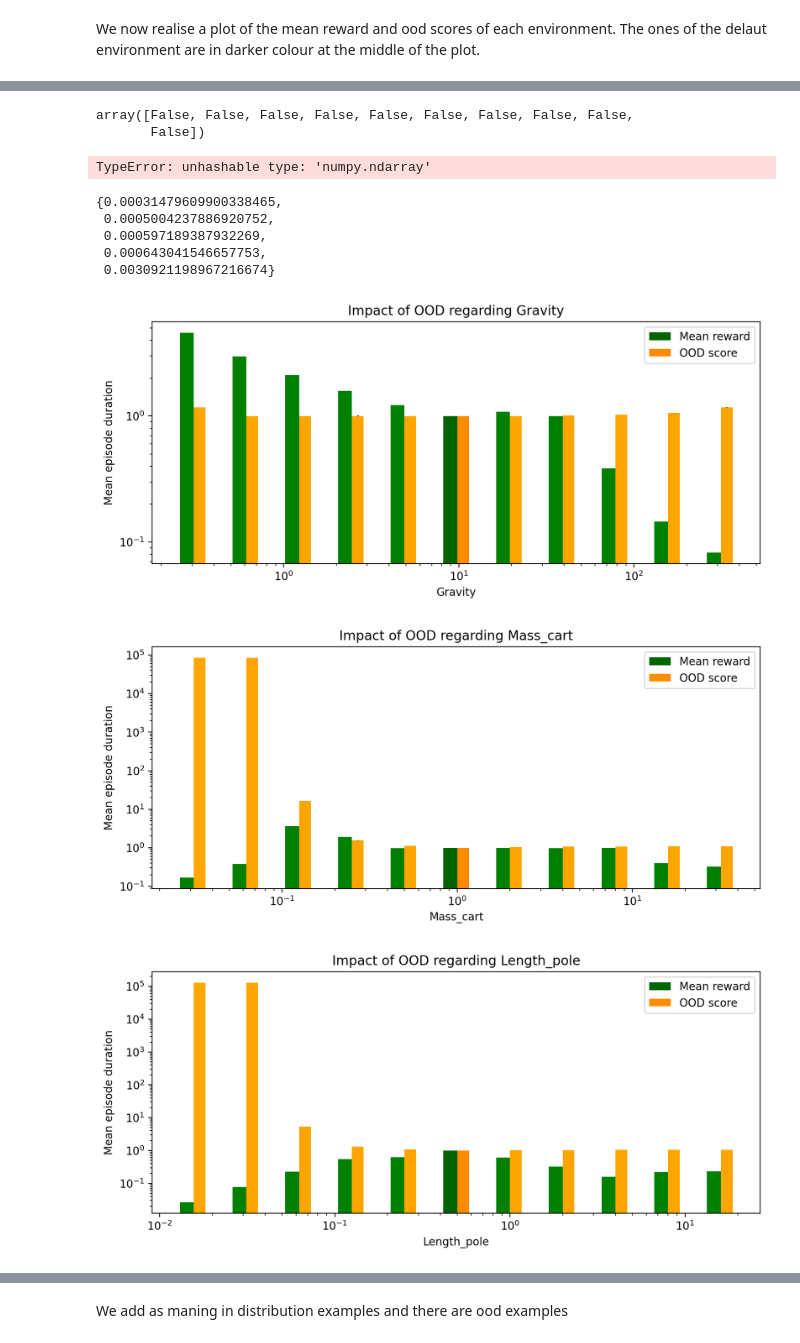
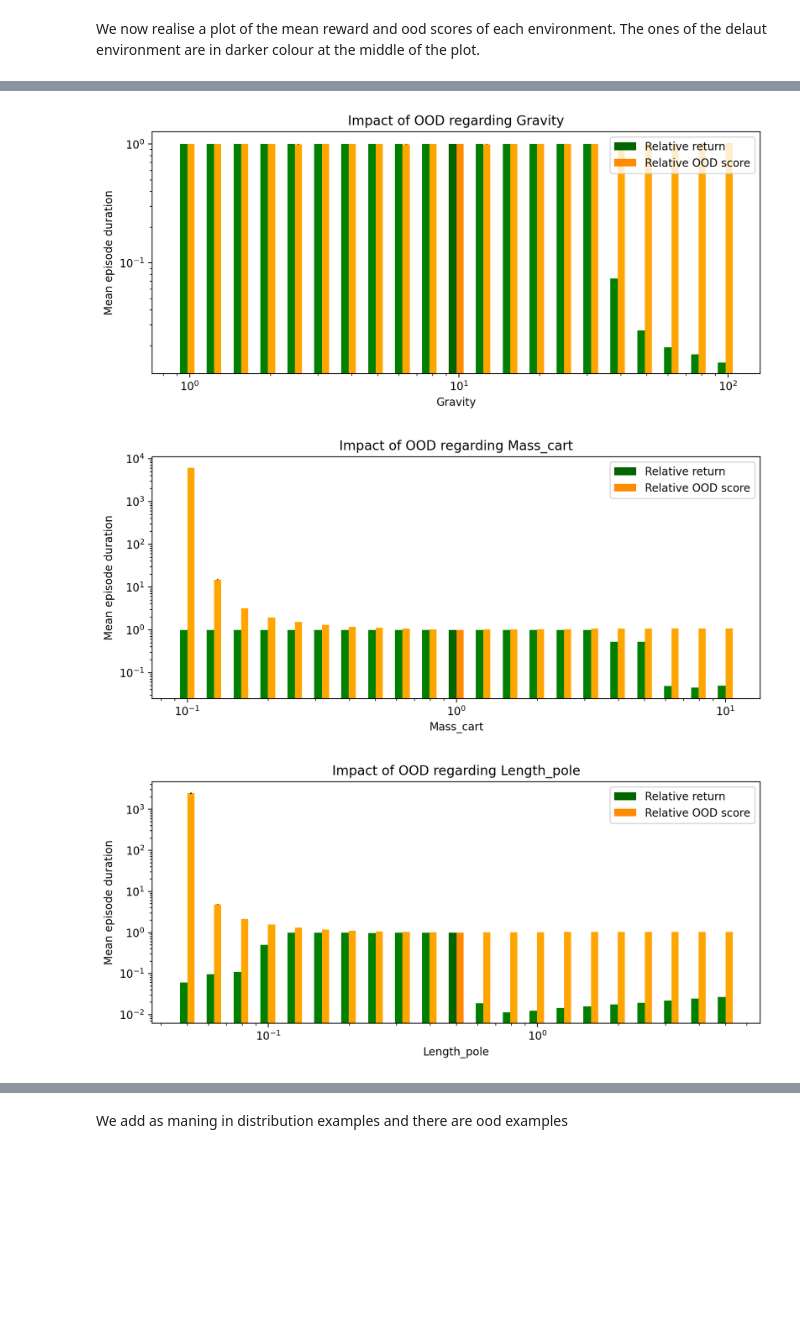
Before and after one commit to ArnaudGardille/RL-OOD-detection, a Jupyter notebook: RL_OOD_detection.ipynb, the cells around one changed output, grey strips where cells are left out. Saved outputs shown, nothing was run; the diff lists cells and outputs as text; code cells hidden in the pictures; blank space fills up the shorter version.

```diff
--- a/RL_OOD_detection.ipynb
+++ b/RL_OOD_detection.ipynb
@@ -133,8 +151,8 @@ for key in results:
 # %% [markdown]
 The configuration ood detector is relative to its default environment
 # %%
-default_values, values = get_cartpole_values()
-env = instanciate_cartpole(default_values)
+env = instanciation_function(default_values)
 ood_detector = MartingaleOODDetector(env, verbose=False)
-default_values
+print("Config", default_values)
+print("In distrib OOD score:", ood_detector.get_in_distrib_score())
 # %% [output]
@@ -152,7 +163,8 @@ ood_detector.get_in_distrib_score()
 # %% [markdown]
 It should be higher on ood environment
 # %%
-ood_config = get_ood_configs(default_values, values)[-1]
-ood_env = instanciate_cartpole(ood_config)
-ood_config
+ood_config = get_ood_configs(default_values, values)[9]
+ood_env = instanciation_function(ood_config)
+print("Config", default_values)
+print("OOD score:", ood_detector.test_ood(ood_env, nb_steps=100))
 # %% [output]
@@ -165,3 +172,0 @@ ood_config
-# %%
-ood_score = ood_detector.test_ood(ood_env, nb_steps=100)
-ood_score
@@ -170,11 +173,10 @@ ood_score
 # %% [markdown]
 Let's compute the ood scores of the previously studies ood environments
 # %%
-default_values, values = get_cartpole_values()
 mean_ood_scores = {}
 std_ood_scores = {}
 
-original_env = instanciate_cartpole(default_values)
+original_env = instanciation_function(default_values)
 agent = A2C.load(path_agent, env=original_env)
 ood_detector = MartingaleOODDetector(env)
 in_distrib_score = ood_detector.get_in_distrib_score()
@@ -184,14 +186,11 @@ for config in tqdm(ood_configs):
         mean_ood_scores[config['change']] = []
         std_ood_scores[config['change']] = []
 
-    ood_env = instanciate_cartpole(config)
+    ood_env = instanciation_function(config)
     agent = A2C.load(path_agent, env=ood_env)
     list_scores = np.array([ood_detector.test_ood(ood_env, nb_steps=100) for _ in range(10)])
     ood_score = list_scores.mean()
     std_score = list_scores.std()
 
-    #mean_reward, std_reward = evaluate(ood_env, agent, nb_episodes=10)
-
     mean_ood_scores[config['change']].append(ood_score)
     std_ood_scores[config['change']].append(std_score)
-    #print(config, mean_reward)
@@ -216,56 +219,32 @@ mean_ood_scores
-# %%
-mean_ood_scores['Gravity'] > 1.1
-# %% [output]
-array([False, False, False, False, False, False, False, False, False,
-       False])
-# %%
-{std_ood_scores[k] > 1.1 for k in std_ood_scores}
-# %% [output]
-TypeError: unhashable type: 'numpy.ndarray'
-# %%
-{std_ood_scores[k][6] for k in std_ood_scores}
-# %% [output]
-{0.00031479609900338465,
- 0.0005004237886920752,
- 0.000597189387932269,
- 0.000643041546657753,
- 0.0030921198967216674}
 # %%
 from turtle import color
 from numpy import inf
 
 
 for key in tqdm(results):
     fig, ax = plt.subplots(figsize=(10, 4), dpi=200)
     ax.set_xscale('log')
     ax.set_yscale('log')
 
-    labels = copy(values[key])
-    labels.append(default_values[key])
-    labels = sorted(labels)
-
+    #default_width = default_values[key]/8.0
     #mean_ood_scores[key] = np.nan_to_num(mean_ood_scores[key], copy=True, nan=0.0, posinf=max(mean_ood_scores[key]), neginf=0)
     #std_ood_scores[key] = np.nan_to_num(std_ood_scores[key], copy=True, nan=0.0, posinf=max(std_ood_scores[key]), neginf=0)
 
-    default_width = default_values[key]/6.0
-    width = np.array([2**i for i in range(-5, 0)] + [2**i for i in range(1, 5+1)]) #np.array(labels[1:]) - np.array(labels[:-1])
-    width *= default_width
-    #print(width, np.array([width[-1]]))
-    #width = np.concatenate((width, np.array([width[-1]])))/ 5
-    #print(width)
+    default_width = default_values[key]/8.0
+    width = default_width * np.delete(np.logspace(-1, 1, num=21), 10)
 
-    ax.bar(default_values[key]- default_width/2, 1.0, width=default_width, label='Mean reward', color='darkgreen')
-    ax.bar(values[key]- width/2, results[key]/original_result, width=width,  color='green')
+    ax.bar(default_values[key]- default_width/4, 1.0, width=default_width/2, label='Relative return', color='darkgreen')
+    ax.bar(values[key]- width/4, results[key]/original_result, width=width/2,  color='green')
 
-    ax.bar(default_values[key]+default_width/2, 1.0, width=default_width, label='OOD score', color='darkorange')
-    ax.bar(values[key]+ width/2, mean_ood_scores[key]/in_distrib_score, width=width, color='orange', yerr=std_ood_scores[key])
+    ax.bar(default_values[key]+default_width/4, 1.0, width=default_width/2, label='Relative OOD score', color='darkorange')
+    ax.bar(values[key]+ width/4, mean_ood_scores[key]/in_distrib_score, width=width/2, color='orange', yerr=std_ood_scores[key])
 
     ax.set_xlabel(key)
     ax.set_ylabel('Mean episode duration')
     ax.set_title('Impact of OOD regarding '+key)
 
     plt.legend() #prop={'size': 'medium'}, ncol=2)
 # %% [output]
-[figure, old version]
+[figure, new version]
-[figure, old version]
+[figure, new version]
-[figure, old version]
+[figure, new version]
```
Also changed, not shown: parts of 35 cells of this notebook, 6 other files.
